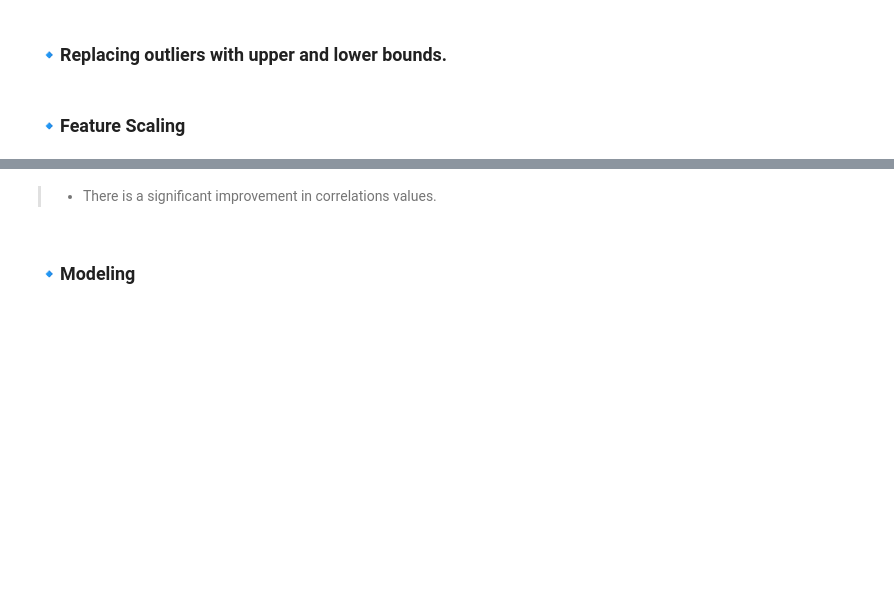
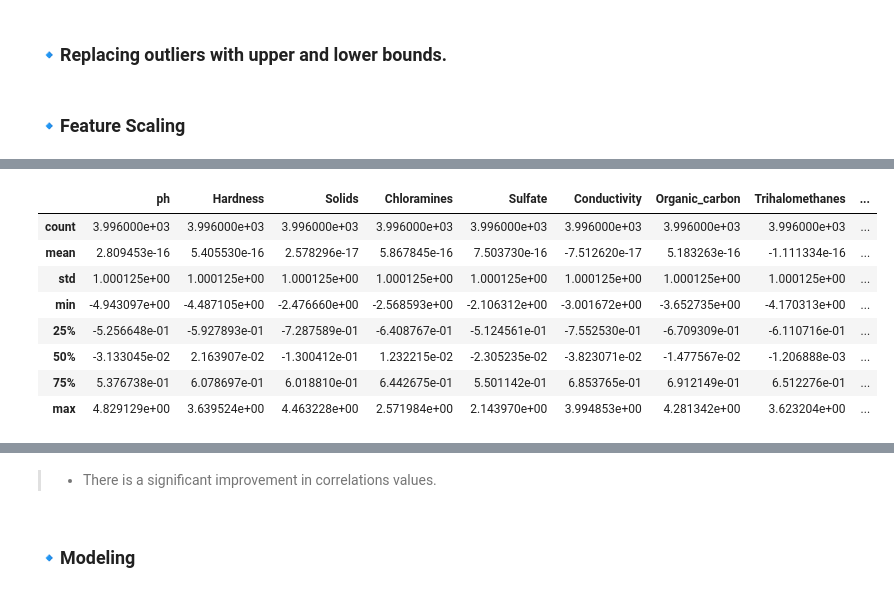
Before and after one commit to rahma-khattab/water-potability-prediction-system, a Jupyter notebook: Water_Potability.ipynb, the cells around one changed output, grey strips where cells are left out. Cells and saved outputs as stored; diff of their text form; code cells hidden in the pictures; blank space fills up the shorter version.

```diff
--- a/Water_Potability.ipynb
+++ b/Water_Potability.ipynb
@@ -603,3 +605,15 @@ upsampled_scaled.head()
+# %%
+upsampled_scaled.describe()
+# %% [output]
+|  | ph | Hardness | Solids | Chloramines | Sulfate | Conductivity | Organic_carbon | Trihalomethanes | ... |
+| count | 3.996000e+03 | 3.996000e+03 | 3.996000e+03 | 3.996000e+03 | 3.996000e+03 | 3.996000e+03 | 3.996000e+03 | 3.996000e+03 | ... |
+| mean | 2.809453e-16 | 5.405530e-16 | 2.578296e-17 | 5.867845e-16 | 7.503730e-16 | -7.512620e-17 | 5.183263e-16 | -1.111334e-16 | ... |
+| std | 1.000125e+00 | 1.000125e+00 | 1.000125e+00 | 1.000125e+00 | 1.000125e+00 | 1.000125e+00 | 1.000125e+00 | 1.000125e+00 | ... |
+| min | -4.943097e+00 | -4.487105e+00 | -2.476660e+00 | -2.568593e+00 | -2.106312e+00 | -3.001672e+00 | -3.652735e+00 | -4.170313e+00 | ... |
+| 25% | -5.256648e-01 | -5.927893e-01 | -7.287589e-01 | -6.408767e-01 | -5.124561e-01 | -7.552530e-01 | -6.709309e-01 | -6.110716e-01 | ... |
+| 50% | -3.133045e-02 | 2.163907e-02 | -1.300412e-01 | 1.232215e-02 | -2.305235e-02 | -3.823071e-02 | -1.477567e-02 | -1.206888e-03 | ... |
+| 75% | 5.376738e-01 | 6.078697e-01 | 6.018810e-01 | 6.442675e-01 | 5.501142e-01 | 6.853765e-01 | 6.912149e-01 | 6.512276e-01 | ... |
+| max | 4.829129e+00 | 3.639524e+00 | 4.463228e+00 | 2.571984e+00 | 2.143970e+00 | 3.994853e+00 | 4.281342e+00 | 3.623204e+00 | ... |
 # %%
 correlation = upsampled_scaled.corr()
 plt.figure(figsize=(15, 9))
```
Also changed, not shown: parts of 22 cells of this notebook, 15 other files.
